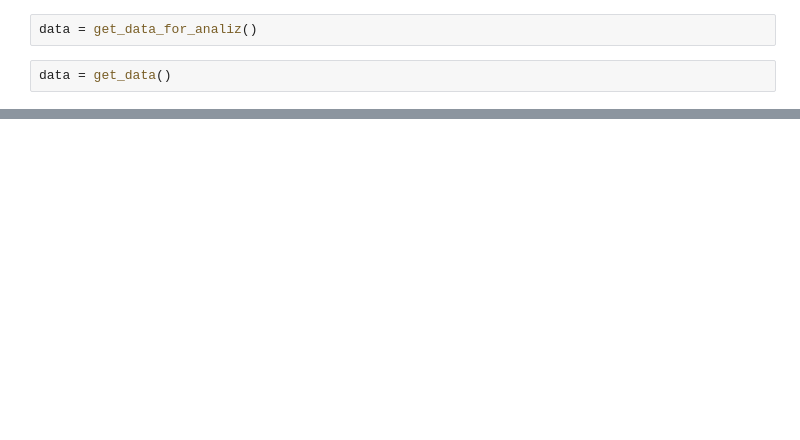
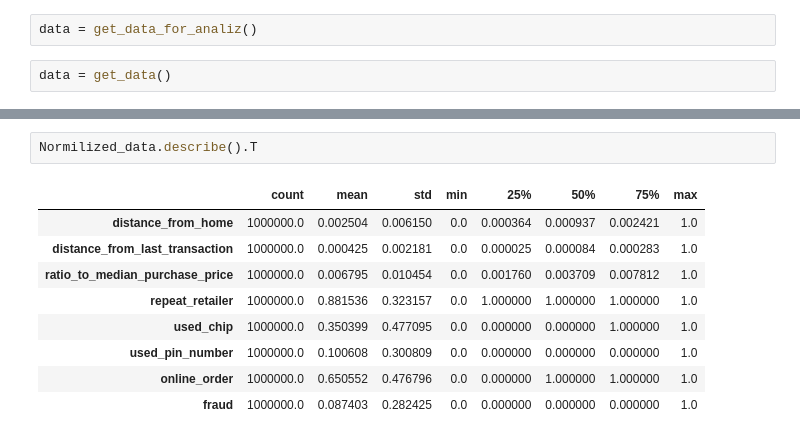
Before and after one commit to roflinyo/KFU-2k2s-Analys-dannie-project, a Jupyter notebook: data_analize.ipynb, the cells around one changed output, grey strips where cells are left out. Saved outputs shown, nothing was run; the diff lists cells and outputs as text; blank space fills up the shorter version.

```diff
--- a/data_analize.ipynb
+++ b/data_analize.ipynb
@@ -57 +69,13 @@ data[data["fraud"] == 0].describe().T
+# %%
+Normilized_data.describe().T
+# %% [output]
+|  | count | mean | std | min | 25% | 50% | 75% | max |
+| distance_from_home | 1000000.0 | 0.002504 | 0.006150 | 0.0 | 0.000364 | 0.000937 | 0.002421 | 1.0 |
+| distance_from_last_transaction | 1000000.0 | 0.000425 | 0.002181 | 0.0 | 0.000025 | 0.000084 | 0.000283 | 1.0 |
+| ratio_to_median_purchase_price | 1000000.0 | 0.006795 | 0.010454 | 0.0 | 0.001760 | 0.003709 | 0.007812 | 1.0 |
+| repeat_retailer | 1000000.0 | 0.881536 | 0.323157 | 0.0 | 1.000000 | 1.000000 | 1.000000 | 1.0 |
+| used_chip | 1000000.0 | 0.350399 | 0.477095 | 0.0 | 0.000000 | 0.000000 | 1.000000 | 1.0 |
+| used_pin_number | 1000000.0 | 0.100608 | 0.300809 | 0.0 | 0.000000 | 0.000000 | 0.000000 | 1.0 |
+| online_order | 1000000.0 | 0.650552 | 0.476796 | 0.0 | 0.000000 | 1.000000 | 1.000000 | 1.0 |
+| fraud | 1000000.0 | 0.087403 | 0.282425 | 0.0 | 0.000000 | 0.000000 | 0.000000 | 1.0 |
 # %%
```
Also changed, not shown: parts of 9 cells of this notebook, 5 other files.
